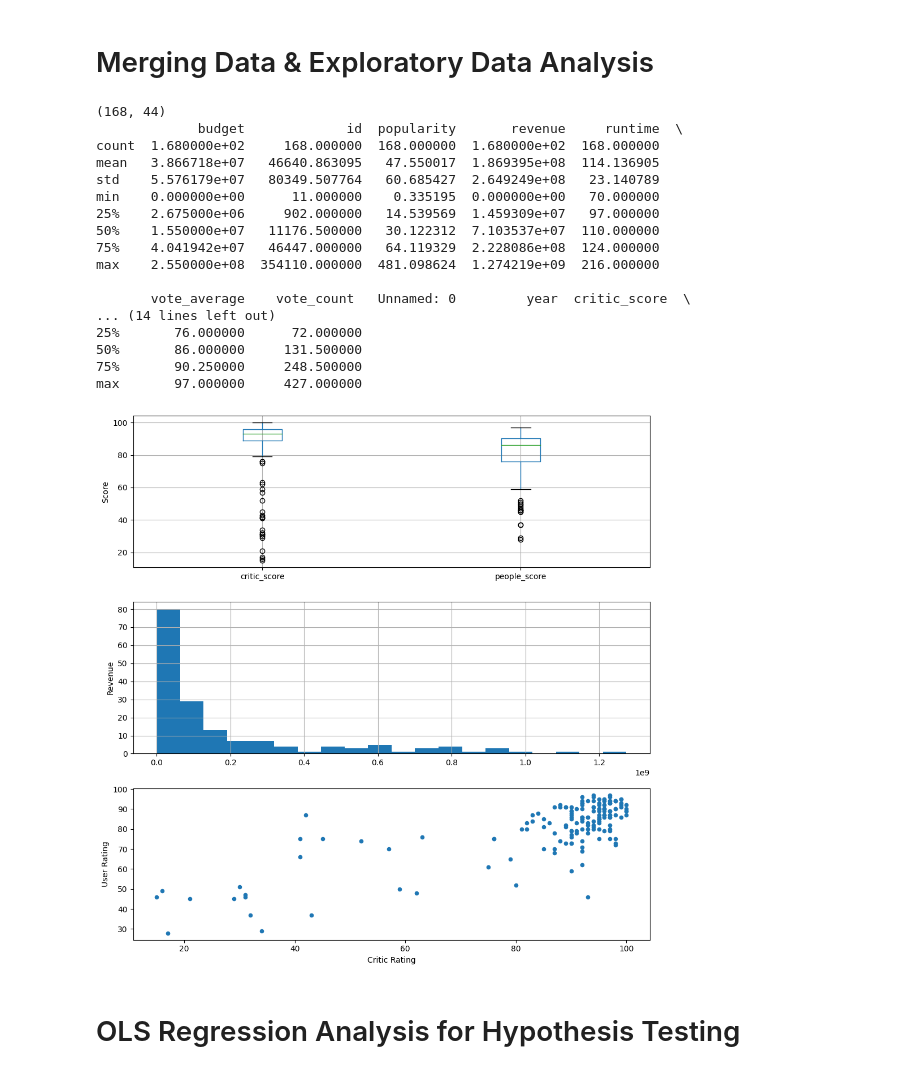
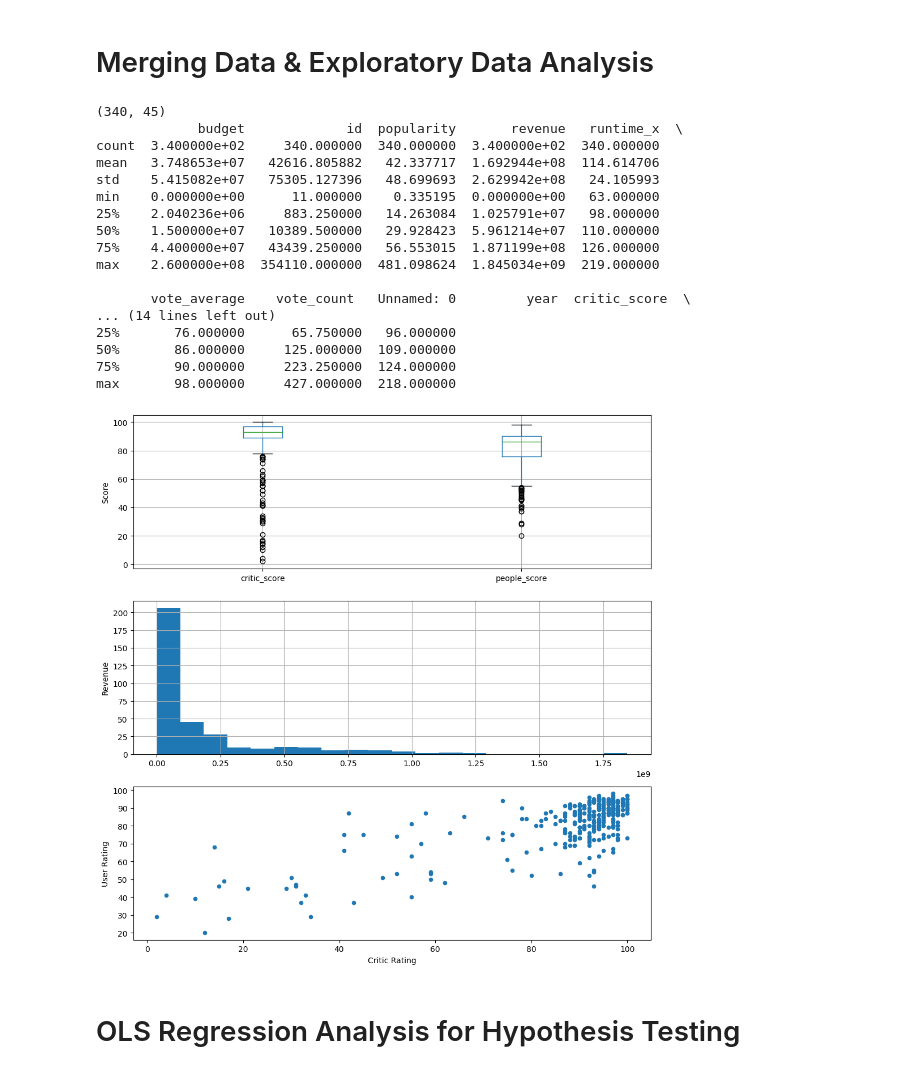
Before and after one commit to nbj0614/Final-Project-2, a Jupyter notebook: notebooks/final_project.ipynb, the cells around one changed output. Saved outputs shown, nothing was run; the diff lists cells and outputs as text; code cells hidden in the pictures.

```diff
--- a/notebooks/final_project.ipynb
+++ b/notebooks/final_project.ipynb
@@ -30,7 +49,7 @@ data_tmdb = data_tmdb.drop_duplicates(subset='title')
 data_rt = data_rt.drop_duplicates(subset='title')
 
 # merging the data
-movies = pd.merge(data_tmdb, data_rt, on=['title', 'runtime'], how='inner')
+movies = pd.merge(data_tmdb, data_rt, on=['title'], how='inner')
 
 # exploratory data analysis
 print(movies.shape)
@@ -44,7 +63,7 @@ print(movies.describe())
 movies.columns = movies.columns.str.strip()
 
 # removing unnecessary columns
-movies = movies.drop(['homepage', 'consensus', 'link', 'status', 'release_date_(theaters)', 'original_language_x', 'spoken_languages', 'rating', 'tagline',
+movies = movies.drop(['homepage', 'Unnamed: 0', 'consensus', 'link', 'status', 'release_date_(theaters)', 'original_language_x', 'spoken_languages', 'rating', 'tagline',
                      'original_language_y', 'producer', 'writer', 'director', 'release_date_(streaming)', 'production_co', 'sound_mix', 'aspect_ratio', 'view_the_collection'], axis=1)
 
 # checking for abnormalities
@@ -59,48 +78,48 @@ if not abnormal_people_scores.empty:
     print("Abnormal values found in people_score column:\n", abnormal_people_scores)
 
 # extracting year from the release date
 movies['year'] = pd.to_datetime(movies['release_date']).dt.year
 
 movies.to_csv("../data/movies.csv", index=False)
 
 # some basic visualizations
 fig, axes = plt.subplots(nrows=3, ncols=1, figsize=(10, 10))
 
 # boxplot for critic_score and people_score
 movies[['critic_score', 'people_score']].boxplot(ax=axes[0])
 axes[0].set_ylabel('Score')
 
 # histogram of movie revenue
 movies['revenue'].hist(ax=axes[1], bins=20)
 axes[1].set_ylabel('Revenue')
 
 # scatter plot of critic_score vs people_score
 movies.plot.scatter(x='critic_score', y='people_score', ax=axes[2])
 axes[2].set_xlabel('Critic Rating')
 axes[2].set_ylabel('User Rating')
 
 plt.tight_layout()
 
 plt.show()
 # %% [output]
-(168, 44)
-             budget             id  popularity       revenue     runtime  \
-count  1.680000e+02     168.000000  168.000000  1.680000e+02  168.000000
-mean   3.866718e+07   46640.863095   47.550017  1.869395e+08  114.136905
-std    5.576179e+07   80349.507764   60.685427  2.649249e+08   23.140789
-min    0.000000e+00      11.000000    0.335195  0.000000e+00   70.000000
-25%    2.675000e+06     902.000000   14.539569  1.459309e+07   97.000000
-50%    1.550000e+07   11176.500000   30.122312  7.103537e+07  110.000000
-75%    4.041942e+07   46447.000000   64.119329  2.228086e+08  124.000000
-max    2.550000e+08  354110.000000  481.098624  1.274219e+09  216.000000
+(340, 45)
+             budget             id  popularity       revenue   runtime_x  \
+count  3.400000e+02     340.000000  340.000000  3.400000e+02  340.000000
+mean   3.748653e+07   42616.805882   42.337717  1.692944e+08  114.614706
+std    5.415082e+07   75305.127396   48.699693  2.629942e+08   24.105993
+min    0.000000e+00      11.000000    0.335195  0.000000e+00   63.000000
+25%    2.040236e+06     883.250000   14.263084  1.025791e+07   98.000000
+50%    1.500000e+07   10389.500000   29.928423  5.961214e+07  110.000000
+75%    4.400000e+07   43439.250000   56.553015  1.871199e+08  126.000000
+max    2.600000e+08  354110.000000  481.098624  1.845034e+09  219.000000
 
        vote_average    vote_count   Unnamed: 0         year  critic_score  \
 ... (14 lines left out)
-25%       76.000000      72.000000
-50%       86.000000     131.500000
-75%       90.250000     248.500000
-max       97.000000     427.000000
+25%       76.000000      65.750000   96.000000
+50%       86.000000     125.000000  109.000000
+75%       90.000000     223.250000  124.000000
+max       98.000000     427.000000  218.000000
-[figure, old version]
+[figure, new version]
 # %% [markdown]
 # OLS Regression Analysis for Hypothesis Testing
 # %%
```
Also changed, not shown: parts of 4 cells of this notebook, 1 other file.
